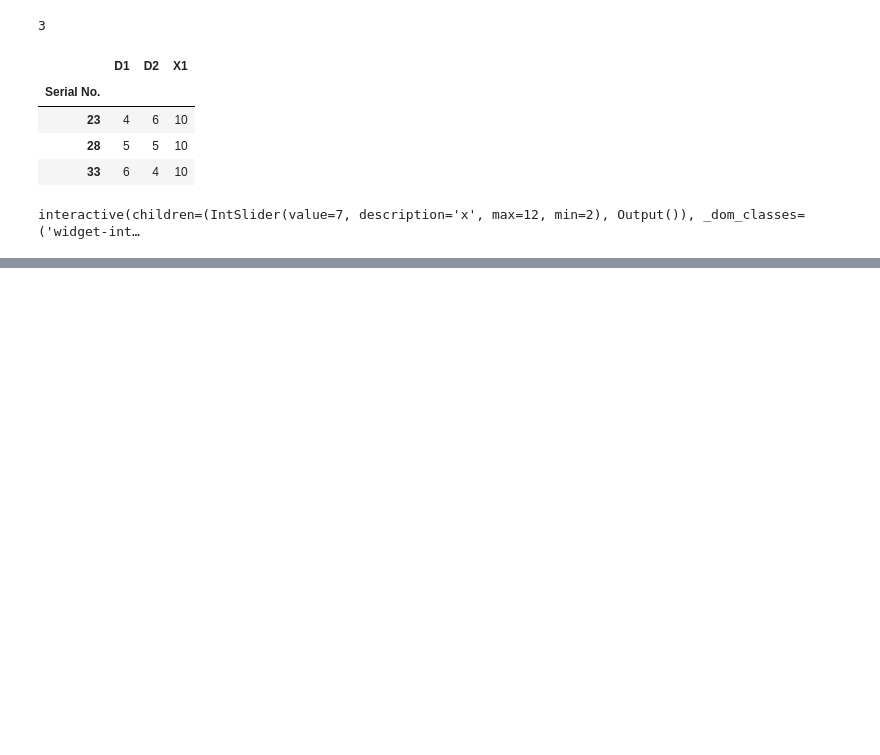
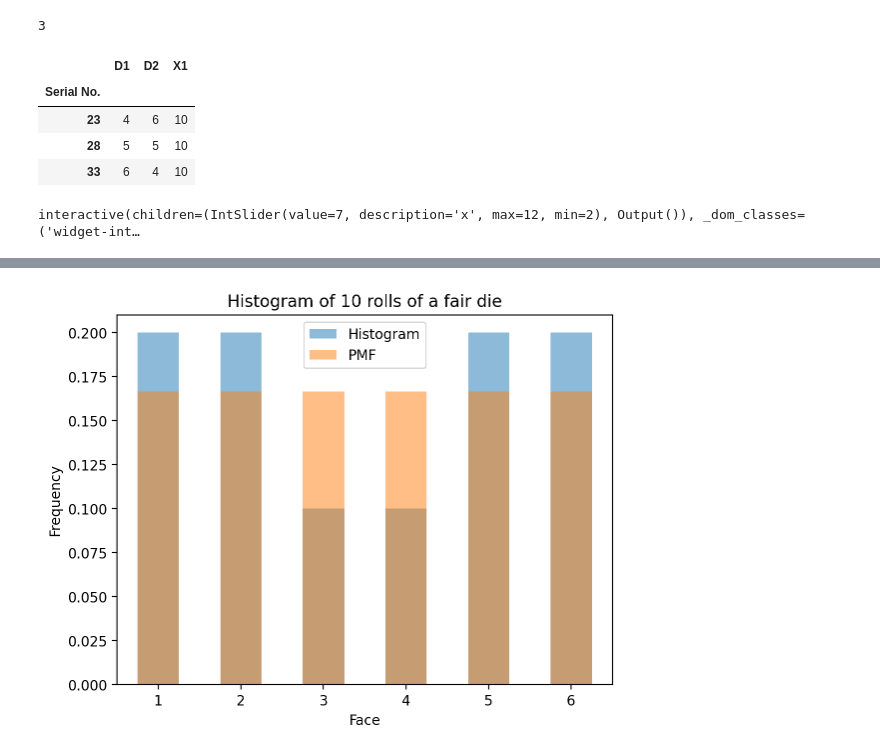
Before and after one commit to nipunbatra/psdv-teaching, a Jupyter notebook: notebooks/random-variables.ipynb, the cells around one changed output, grey strips where cells are left out. Cells and saved outputs as stored; diff of their text form; code cells hidden in the pictures; blank space fills up the shorter version.

```diff
--- a/notebooks/random-variables.ipynb
+++ b/notebooks/random-variables.ipynb
@@ -147,0 +159,18 @@ interactive(children=(IntSlider(value=7, description='x', max=12, min=2), Output
+# %%
+# Now, histogram over "N" rolls of the die
+def die_hist(N):
+    rolls = np.random.randint(1, 7, N)
+    fig, ax = plt.subplots()
+    hist = pd.Series(rolls).value_counts(normalize=True).sort_index()
+    hist.plot(kind='bar', rot=0, ax=ax, label='Histogram', alpha=0.5, color='C0')
+    ax.set_xlabel('Face')
+    ax.set_ylabel('Frequency')
+    ax.set_title(f'Histogram of {N} rolls of a fair die')
+
+    # Plot ideal
+    die_pmf.plot(kind='bar', rot = 0, ax=ax, alpha=0.5, label='PMF', color='C1')
+    ax.legend()
+# %%
+die_hist(10)
+# %% [output]
+[figure, added]
```
Also changed, not shown: parts of 5 cells of this notebook, 10 other files.
